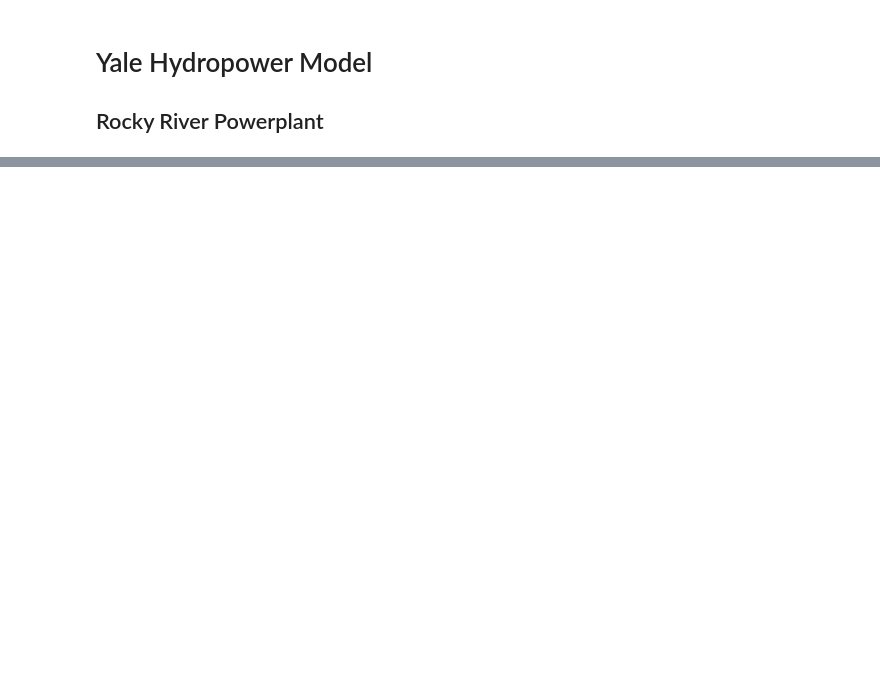
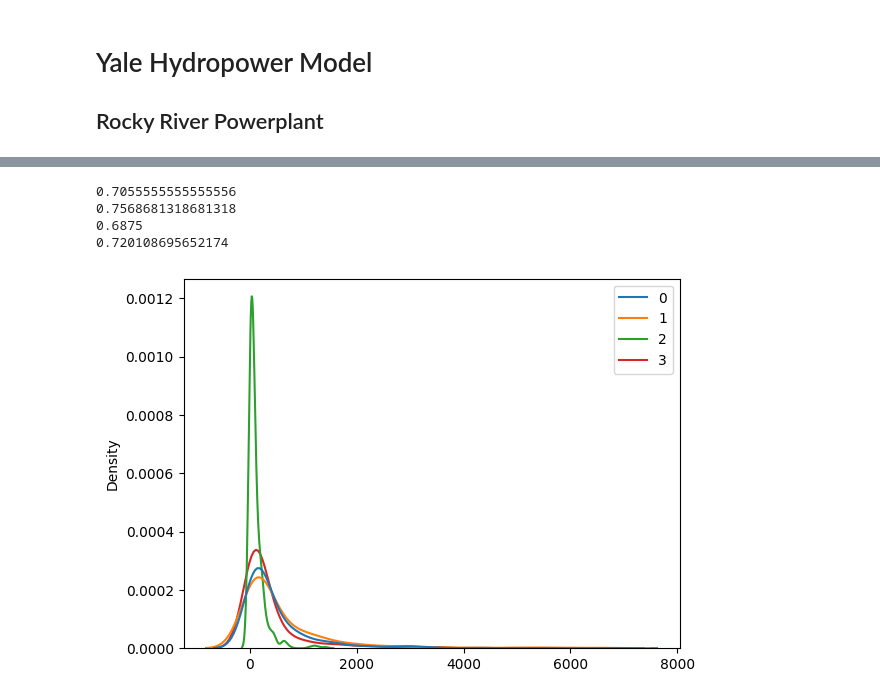
Before and after one commit to nmadev/YaleHydropowerModel, a Jupyter notebook: model.ipynb, the cells around one changed output, grey strips where cells are left out. Cells and saved outputs as stored; diff of their text form; code cells hidden in the pictures; blank space fills up the shorter version.

```diff
--- a/model.ipynb
+++ b/model.ipynb
@@ -100,9 +138,0 @@ for d in range(365):
-# %%
-def residual_dist(quartile):
-    residuals = []
-    for year_data in quartile:
-        for d in range(len(year_data[2])):
-            r = year_data[2][d] - year_data[3][d]
-            if r > 1.0:
-                residuals.append(r)
-    return residuals
@@ -139,0 +188,10 @@ Q4_new = gen_data(Q4_ave_baseflow, Q4_residuals)
+# %%
+sns.kdeplot(Q1_residuals)
+for q in range(len(Q1_residuals)):
+    print(len(Q1_residuals[q]) / 8 / year_markers[q])
+# %% [output]
+0.7055555555555556
+0.7568681318681318
+0.6875
+0.720108695652174
+[figure, added]
```
Also changed, not shown: parts of 14 cells of this notebook.
